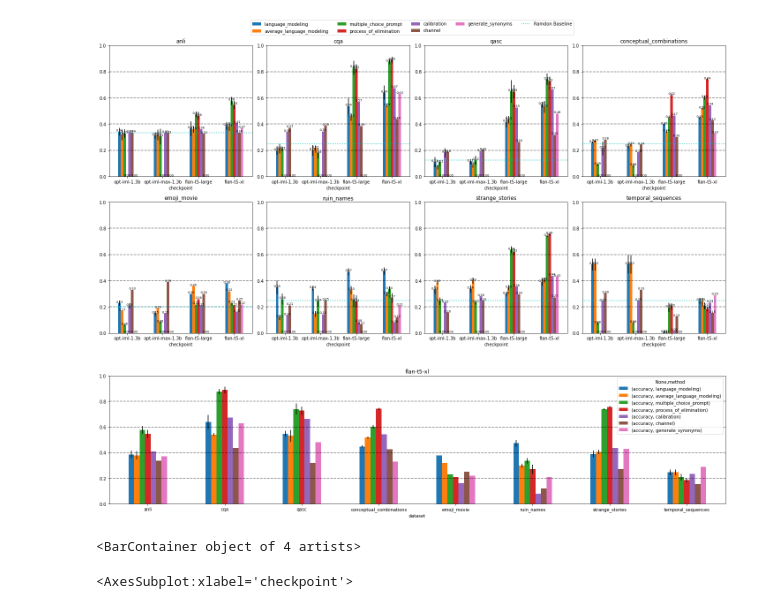
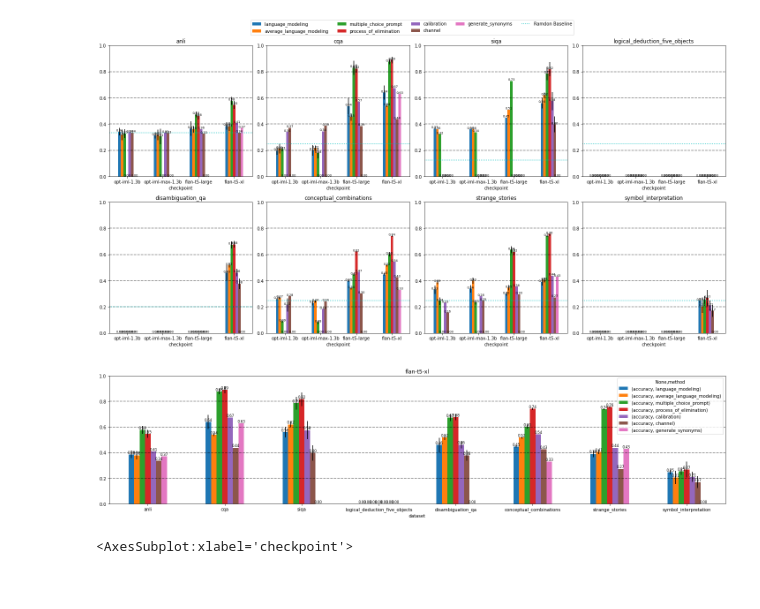
Before and after one commit to KasMasVan/csr_exp_resource_index, a Jupyter notebook: results/visualize.ipynb, the cells around one changed output. Drawn from its saved outputs; the diff is of its cells as text; code cells hidden in the pictures.

```diff
--- a/results/visualize.ipynb
+++ b/results/visualize.ipynb
@@ -41,7 +41,7 @@ gen_df = process(gen_df, drop_columns=["number_of_synonyms"])
 # concatenate all dataframes
 df = pd.concat([lm_df, mcp_df, poe_df, cha_df, cal_df, gen_df])
 # %%
-datasets = "anli cqa qasc conceptual_combinations emoji_movie ruin_names strange_stories temporal_sequences".split()
+datasets="anli cqa siqa logical_deduction_five_objects disambiguation_qa conceptual_combinations strange_stories symbol_interpretation".split()
 model_index = ["opt-iml-1.3b", "opt-iml-max-1.3b", "flan-t5-large", "flan-t5-xl"]
 method_index = [('accuracy', 'language_modeling'), ('accuracy', 'average_language_modeling'), ('accuracy',    'multiple_choice_prompt'), ('accuracy',    'process_of_elimination')]
 method_index += [('accuracy', 'calibration'), ('accuracy', 'channel'), ('accuracy', 'generate_synonyms')]
@@ -77,30 +77,29 @@ plt.tight_layout()
 # save the figure
 plt.savefig("v1.png", dpi=300, bbox_inches='tight')
 # %% [output]
-[figure, old version]
+[figure, new version]
 # %%
 # plot flan-t5-xl on all benchmarks.
 model = "flan-t5-xl"
 fig, ax = plt.subplots(figsize=(20, 5))
 ax.set_ylim([0.0, 1.0])
 h_lines = [0.2, 0.4, 0.6, 0.8]
-
+# method_index.remove(('accuracy', 'generate_synonyms'))
 sing_df = df[(df["dataset"].isin(datasets)) & (df["checkpoint"] == model)]
 sing_df = sing_df.groupby(["dataset","method"])
 sing_means = sing_df.mean().unstack().reindex(method_index, axis="columns").reindex(datasets, axis="rows")
 sing_errors = sing_df.std().unstack().reindex(method_index, axis="columns").reindex(datasets, axis="rows")
 sing_means.plot.bar(yerr=sing_errors, rot=0, figsize=(20, 5), title=model, legend=True, ax=ax)
+# plot numbers on top of bars
+for p in ax.patches:
+        ax.text(p.get_x() + p.get_width()/2., p.get_height(), '%.2f' % float(p.get_height()), ha='center', va='bottom', fontsize=8)
 for line in h_lines:
     ax.axhline(line, color="black", linestyle="--", alpha=0.5)
 
 plt.tight_layout()
 plt.savefig("v2.png", dpi=300, bbox_inches='tight')
 # %% [output]
-[figure, old version]
+[figure, new version]
-# %%
-handles[0]
-# %% [output]
-<BarContainer object of 4 artists>
 # %%
 models = ["facebook/opt-iml-1.3b", "facebook/opt-iml-max-1.3b", "google/flan-t5-large", "google/flan-t5-xl"]
 method_index = [('accuracy', 'language_modeling'), ('accuracy', 'average_language_modeling'), ('accuracy',    'multiple_choice_prompt'), ('accuracy',    'process_of_elimination')]
```
Also changed, not shown: 12 other files.
